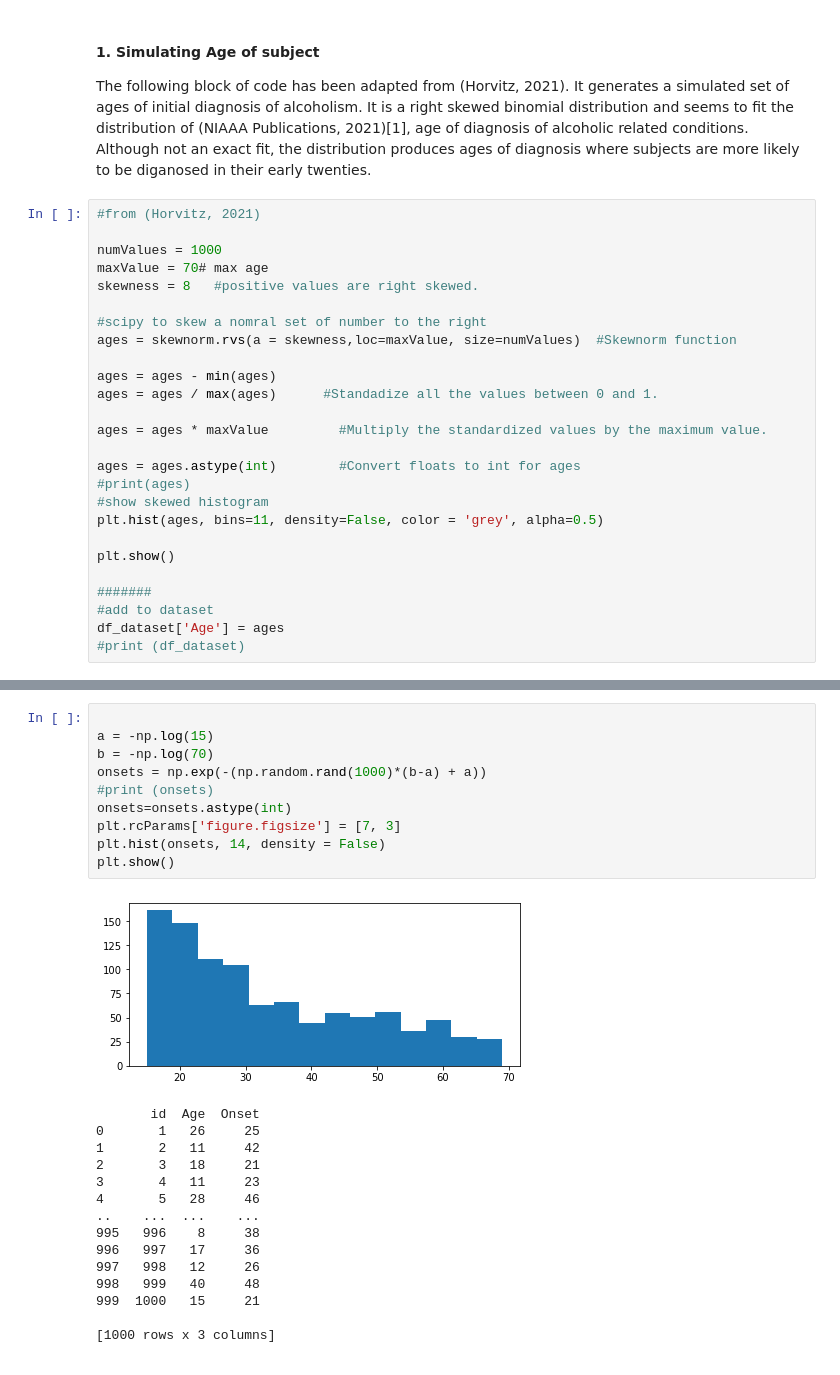
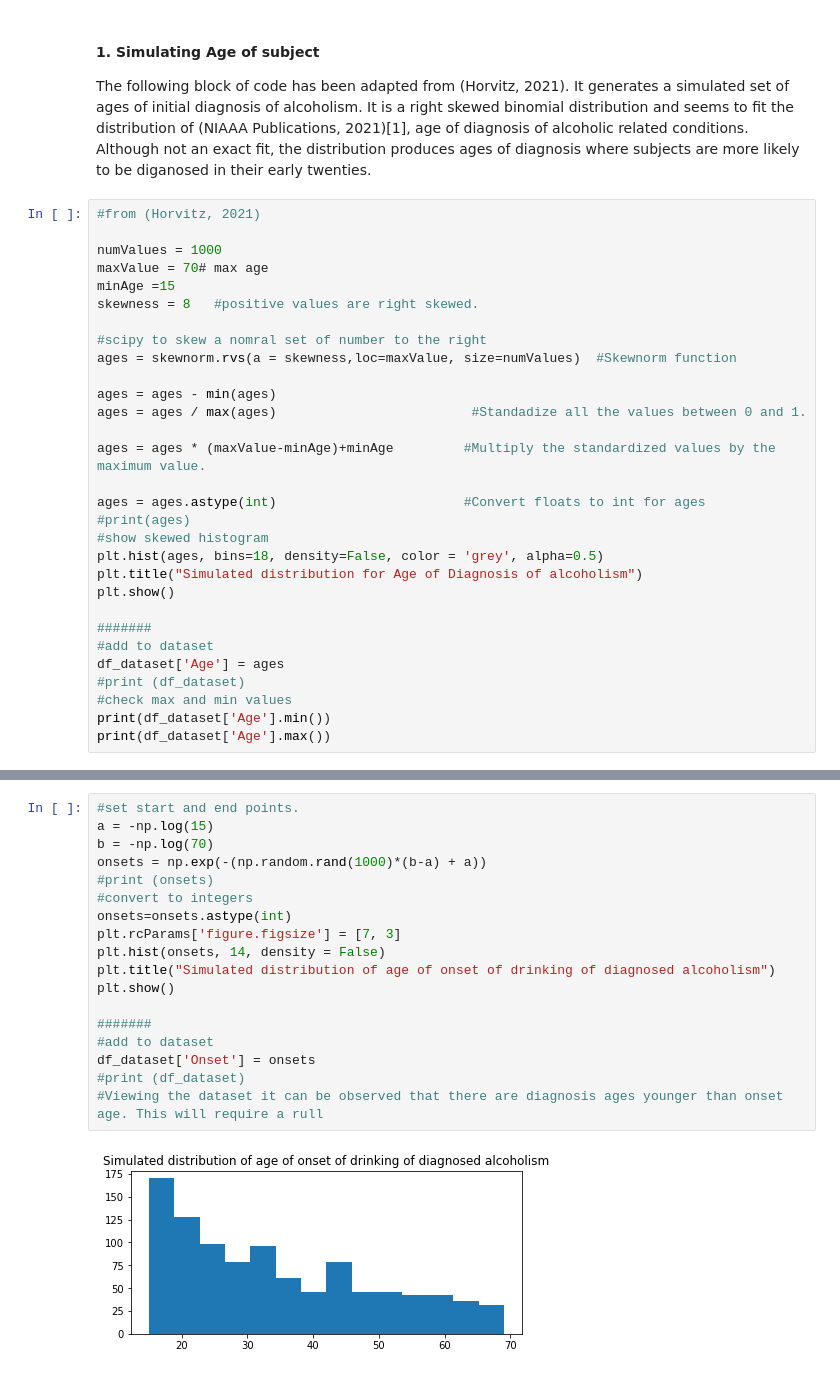
Before and after one commit to Jonish99/PDA-project21, a Jupyter notebook: GMIT_PDA_project21.ipynb, the cells around one changed output, grey strips where cells are left out. Cells and saved outputs as stored; diff of their text form.

```diff
--- a/GMIT_PDA_project21.ipynb
+++ b/GMIT_PDA_project21.ipynb
@@ -88,25 +93,29 @@ The following block of code has been adapted from (Horvitz, 2021). It generates
 
 numValues = 1000
 maxValue = 70# max age
+minAge =15
 skewness = 8   #positive values are right skewed.
 
 #scipy to skew a nomral set of number to the right
 ages = skewnorm.rvs(a = skewness,loc=maxValue, size=numValues)  #Skewnorm function
 
 ages = ages - min(ages)
-ages = ages / max(ages)      #Standadize all the values between 0 and 1.
+ages = ages / max(ages)                         #Standadize all the values between 0 and 1.
 
-ages = ages * maxValue         #Multiply the standardized values by the maximum value.
+ages = ages * (maxValue-minAge)+minAge         #Multiply the standardized values by the maximum value.
 
-ages = ages.astype(int)        #Convert floats to int for ages
+ages = ages.astype(int)                        #Convert floats to int for ages
 #print(ages)
 #show skewed histogram
-plt.hist(ages, bins=11, density=False, color = 'grey', alpha=0.5)
-
+plt.hist(ages, bins=18, density=False, color = 'grey', alpha=0.5)
+plt.title("Simulated distribution for Age of Diagnosis of alcoholism")
 plt.show()
 
 #######
 #add to dataset
 df_dataset['Age'] = ages
 #print (df_dataset)
+#check max and min values
+print(df_dataset['Age'].min())
+print(df_dataset['Age'].max())
 # %% [output]
@@ -120,29 +131,23 @@ The distribution for the age of onset of drinking in diagnosed subjects seems to
 I will simulate and exponential data set with endpoints between agees 15 and 70.
 I have adapted code from (Unknown, 2021)[1]
 # %%
-
+#set start and end points.
 a = -np.log(15)
 b = -np.log(70)
 onsets = np.exp(-(np.random.rand(1000)*(b-a) + a))
 #print (onsets)
+#convert to integers
 onsets=onsets.astype(int)
 plt.rcParams['figure.figsize'] = [7, 3]
 plt.hist(onsets, 14, density = False)
+plt.title("Simulated distribution of age of onset of drinking of diagnosed alcoholism")
 plt.show()
+
+#######
+#add to dataset
+df_dataset['Onset'] = onsets
+#print (df_dataset)
+#Viewing the dataset it can be observed that there are diagnosis ages younger than onset age. This will require a rull
 # %% [output]
-[figure, old version]
+[figure, new version]
-       id  Age  Onset
-0       1   26     25
-1       2   11     42
-2       3   18     21
-3       4   11     23
-4       5   28     46
-..    ...  ...    ...
-995   996    8     38
-996   997   17     36
-997   998   12     26
-998   999   40     48
-999  1000   15     21
-
-[1000 rows x 3 columns]
 # %% [markdown]
```
Also changed, not shown: parts of 13 cells of this notebook.
